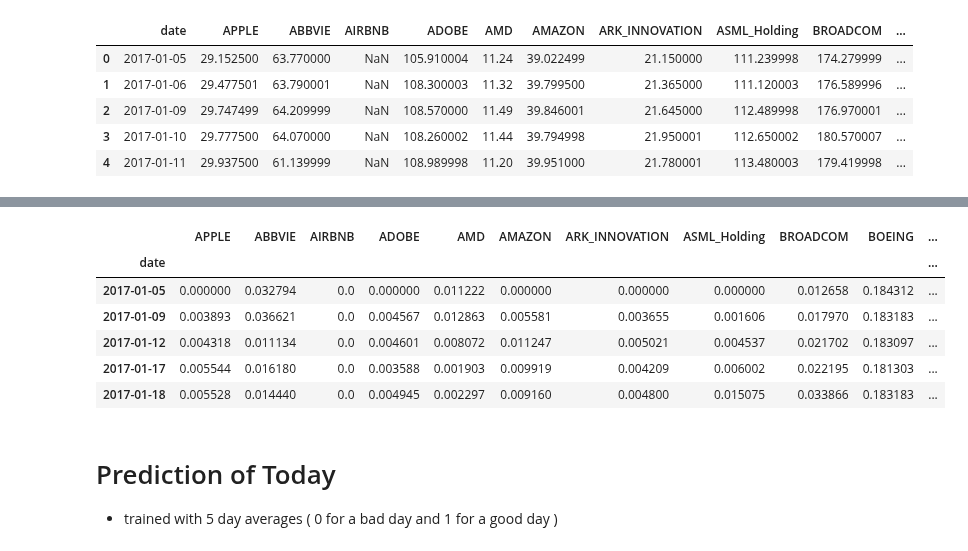
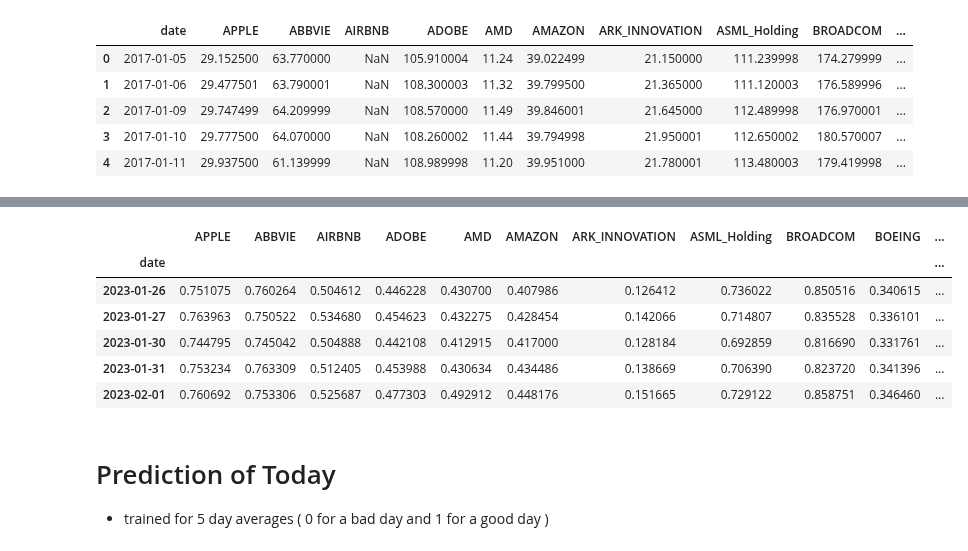
Before and after one commit to KeatonSpiller/Sentiment_Analysis, a Jupyter notebook: Stock_Market/notebooks/TwitterBot.ipynb, the cells around one changed output, grey strips where cells are left out. Drawn from its saved outputs; the diff is of its cells as text; code cells hidden in the pictures.

```diff
--- a/Stock_Market/notebooks/TwitterBot.ipynb
+++ b/Stock_Market/notebooks/TwitterBot.ipynb
@@ -400,19 +403,19 @@ df_merge.to_csv(path_twitter_and_index_fund +'/index_funds_and_twitter_analysts.
 # %%
 path_twitter_and_index_fund = f'../Sentiment_Analysis/Stock_Market/data/merge/combined'
 df_merge = pd.read_csv(path_twitter_and_index_fund +'/index_funds_and_twitter_analysts.csv').set_index('date')
-df_merge.head()
+df_merge.tail()
 # %% [output]
 |  | APPLE | ABBVIE | AIRBNB | ADOBE | AMD | AMAZON | ARK_INNOVATION | ASML_Holding | BROADCOM | BOEING | ... |
 | date |  |  |  |  |  |  |  |  |  |  | ... |
-| 2017-01-05 | 0.000000 | 0.032794 | 0.0 | 0.000000 | 0.011222 | 0.000000 | 0.000000 | 0.000000 | 0.012658 | 0.184312 | ... |
-| 2017-01-09 | 0.003893 | 0.036621 | 0.0 | 0.004567 | 0.012863 | 0.005581 | 0.003655 | 0.001606 | 0.017970 | 0.183183 | ... |
-| 2017-01-12 | 0.004318 | 0.011134 | 0.0 | 0.004601 | 0.008072 | 0.011247 | 0.005021 | 0.004537 | 0.021702 | 0.183097 | ... |
-| 2017-01-17 | 0.005544 | 0.016180 | 0.0 | 0.003588 | 0.001903 | 0.009919 | 0.004209 | 0.006002 | 0.022195 | 0.181303 | ... |
-| 2017-01-18 | 0.005528 | 0.014440 | 0.0 | 0.004945 | 0.002297 | 0.009160 | 0.004800 | 0.015075 | 0.033866 | 0.183183 | ... |
+| 2023-01-26 | 0.751075 | 0.760264 | 0.504612 | 0.446228 | 0.430700 | 0.407986 | 0.126412 | 0.736022 | 0.850516 | 0.340615 | ... |
+| 2023-01-27 | 0.763963 | 0.750522 | 0.534680 | 0.454623 | 0.432275 | 0.428454 | 0.142066 | 0.714807 | 0.835528 | 0.336101 | ... |
+| 2023-01-30 | 0.744795 | 0.745042 | 0.504888 | 0.442108 | 0.412915 | 0.417000 | 0.128184 | 0.692859 | 0.816690 | 0.331761 | ... |
+| 2023-01-31 | 0.753234 | 0.763309 | 0.512405 | 0.453988 | 0.430634 | 0.434486 | 0.138669 | 0.706390 | 0.823720 | 0.341396 | ... |
+| 2023-02-01 | 0.760692 | 0.753306 | 0.525687 | 0.477303 | 0.492912 | 0.448176 | 0.151665 | 0.729122 | 0.858751 | 0.346460 | ... |
 # %% [markdown]
 # Prediction of Today
 
-- trained with 5 day averages ( 0 for a bad day and 1  for a good day )
+- trained for 5 day averages ( 0 for a bad day and 1  for a good day )
 # %%
 # Todays Data
 todays_test = download_todays_test(ticker_df, df_wide, df_merge_original)
```
Also changed, not shown: parts of 18 cells of this notebook.
